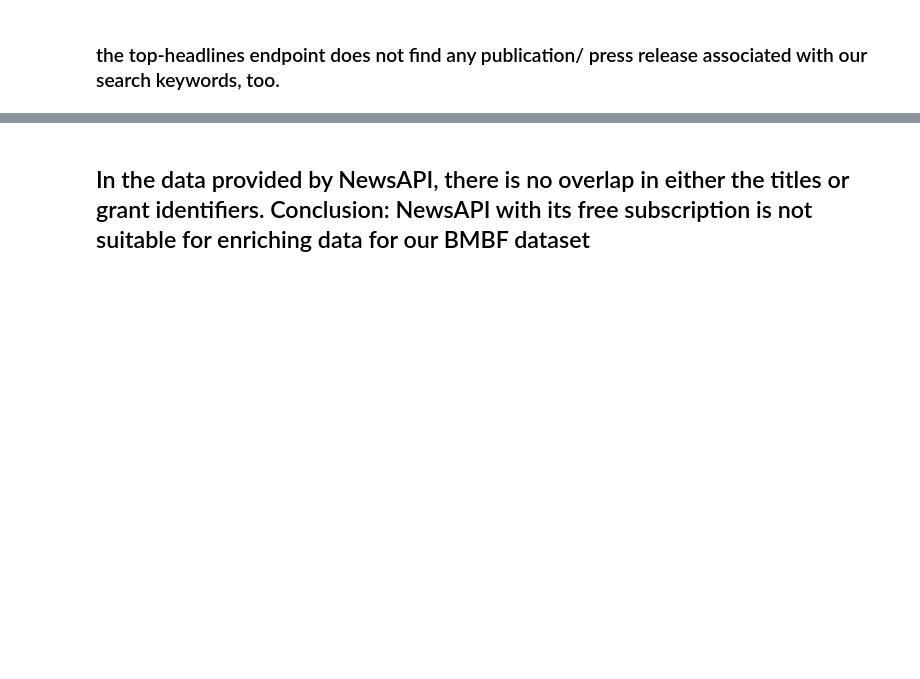
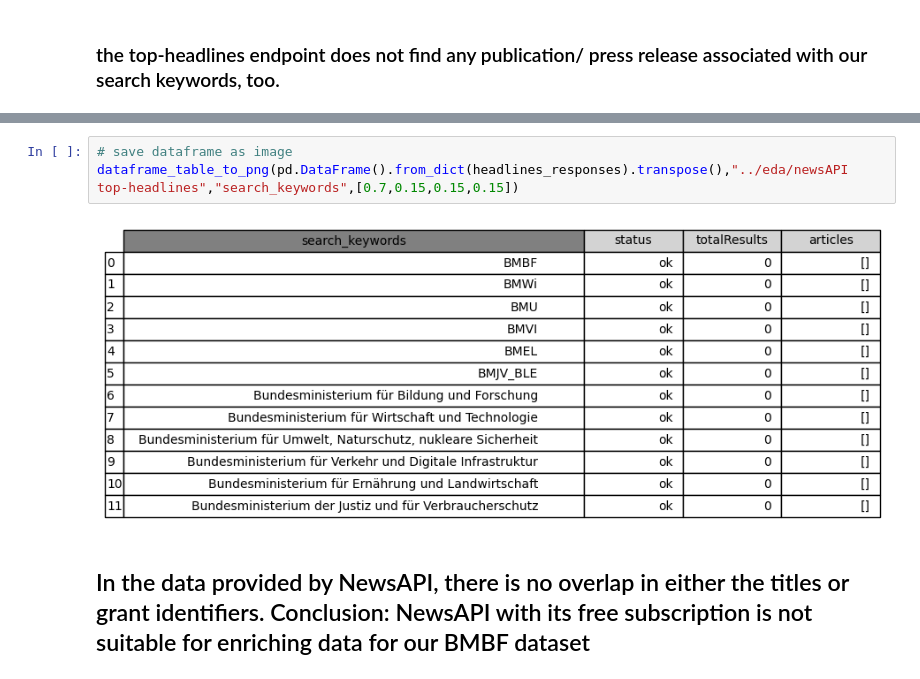
Before and after one commit to isaacduong/BMBF, a Jupyter notebook: eda/newsapi_data_enrichment (2. notebook).ipynb, the cells around one changed output, grey strips where cells are left out. Drawn from its saved outputs; the diff is of its cells as text; blank space fills up the shorter version.

```diff
--- a/eda/newsapi_data_enrichment (2. notebook).ipynb
+++ b/eda/newsapi_data_enrichment (2. notebook).ipynb
@@ -128,2 +138,7 @@ pd.DataFrame().from_dict(headlines_responses).head()
+# %%
+# save dataframe as image
+dataframe_table_to_png(pd.DataFrame().from_dict(headlines_responses).transpose(),"../eda/newsAPI top-headlines","search_keywords",[0.7,0.15,0.15,0.15])
+# %% [output]
+[figure, added]
 # %% [markdown]
 ## In the data provided by NewsAPI, there is no overlap in either the titles or grant identifiers. Conclusion: NewsAPI with its free subscription is not suitable for enriching data for our BMBF dataset
```
Also changed, not shown: parts of 11 cells of this notebook, 13 other files.
